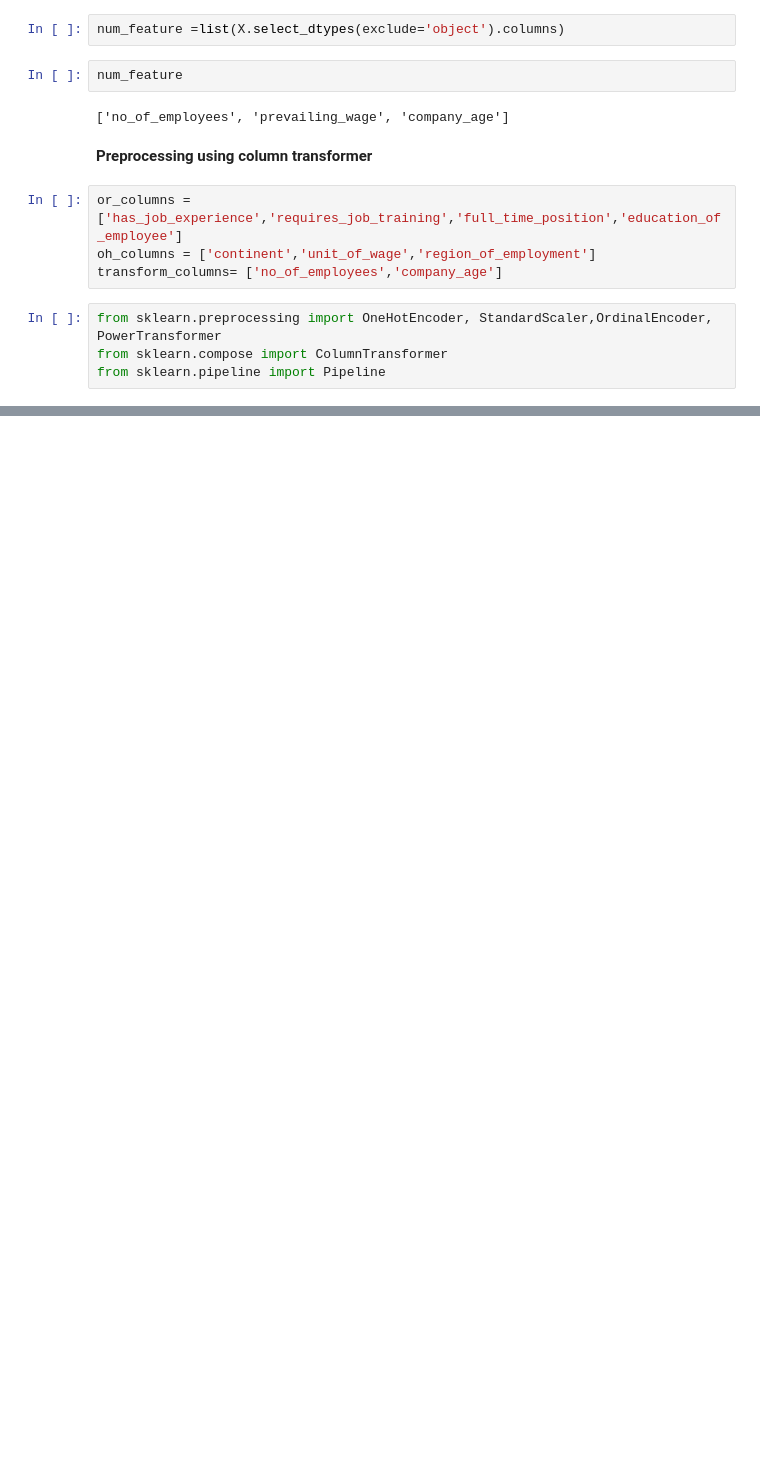
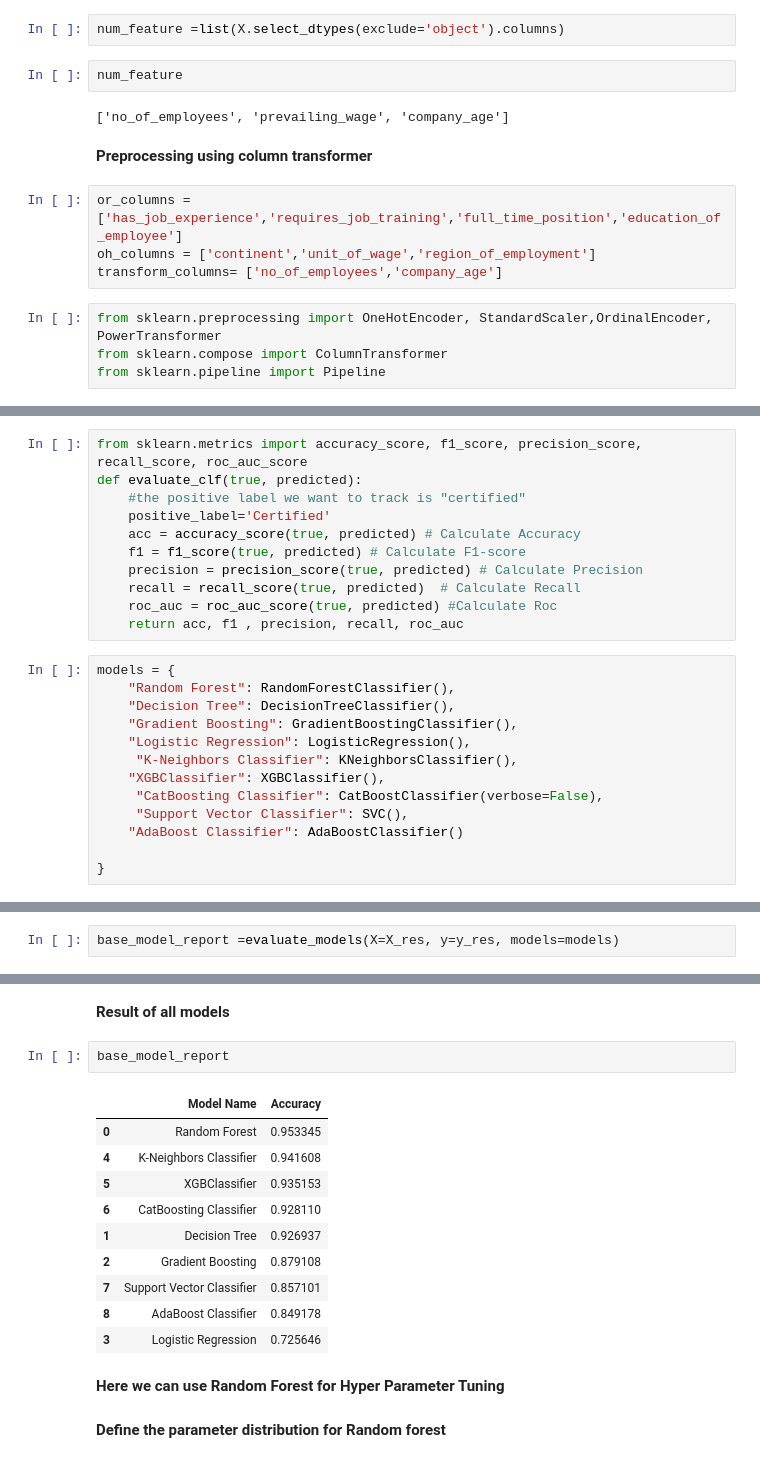
Before and after one commit to anurag160304/Visa_Prediction_project_MLOPS, a Jupyter notebook: notebook/experiment_notebook.ipynb, the cells around one changed output, grey strips where cells are left out. Saved outputs shown, nothing was run; the diff lists cells and outputs as text; blank space fills up the shorter version.

```diff
--- a/notebook/experiment_notebook.ipynb
+++ b/notebook/experiment_notebook.ipynb
@@ -350,0 +437,24 @@ X
+# %%
+from sklearn.metrics import accuracy_score, f1_score, precision_score, recall_score, roc_auc_score
+def evaluate_clf(true, predicted):
+    #the positive label we want to track is "certified"
+    positive_label='Certified'
+    acc = accuracy_score(true, predicted) # Calculate Accuracy
+    f1 = f1_score(true, predicted) # Calculate F1-score
+    precision = precision_score(true, predicted) # Calculate Precision
+    recall = recall_score(true, predicted)  # Calculate Recall
+    roc_auc = roc_auc_score(true, predicted) #Calculate Roc
+    return acc, f1 , precision, recall, roc_auc
+# %%
+models = {
+    "Random Forest": RandomForestClassifier(),
+    "Decision Tree": DecisionTreeClassifier(),
+    "Gradient Boosting": GradientBoostingClassifier(),
+    "Logistic Regression": LogisticRegression(),
+     "K-Neighbors Classifier": KNeighborsClassifier(),
+    "XGBClassifier": XGBClassifier(),
+     "CatBoosting Classifier": CatBoostClassifier(verbose=False),
+     "Support Vector Classifier": SVC(),
+    "AdaBoost Classifier": AdaBoostClassifier()
+
+}
@@ -350,0 +520,2 @@ X
+# %%
+base_model_report =evaluate_models(X=X_res, y=y_res, models=models)
@@ -350,0 +540,19 @@ X
+# %% [markdown]
+**Result of all models**
+# %%
+base_model_report
+# %% [output]
+|  | Model Name | Accuracy |
+| 0 | Random Forest | 0.953345 |
+| 4 | K-Neighbors Classifier | 0.941608 |
+| 5 | XGBClassifier | 0.935153 |
+| 6 | CatBoosting Classifier | 0.928110 |
+| 1 | Decision Tree | 0.926937 |
+| 2 | Gradient Boosting | 0.879108 |
+| 7 | Support Vector Classifier | 0.857101 |
+| 8 | AdaBoost Classifier | 0.849178 |
+| 3 | Logistic Regression | 0.725646 |
+# %% [markdown]
+**Here we can use Random Forest for Hyper Parameter Tuning**
+# %% [markdown]
+**Define the parameter distribution for Random forest**
```
Also changed, not shown: parts of 35 cells of this notebook, 1 other file.
